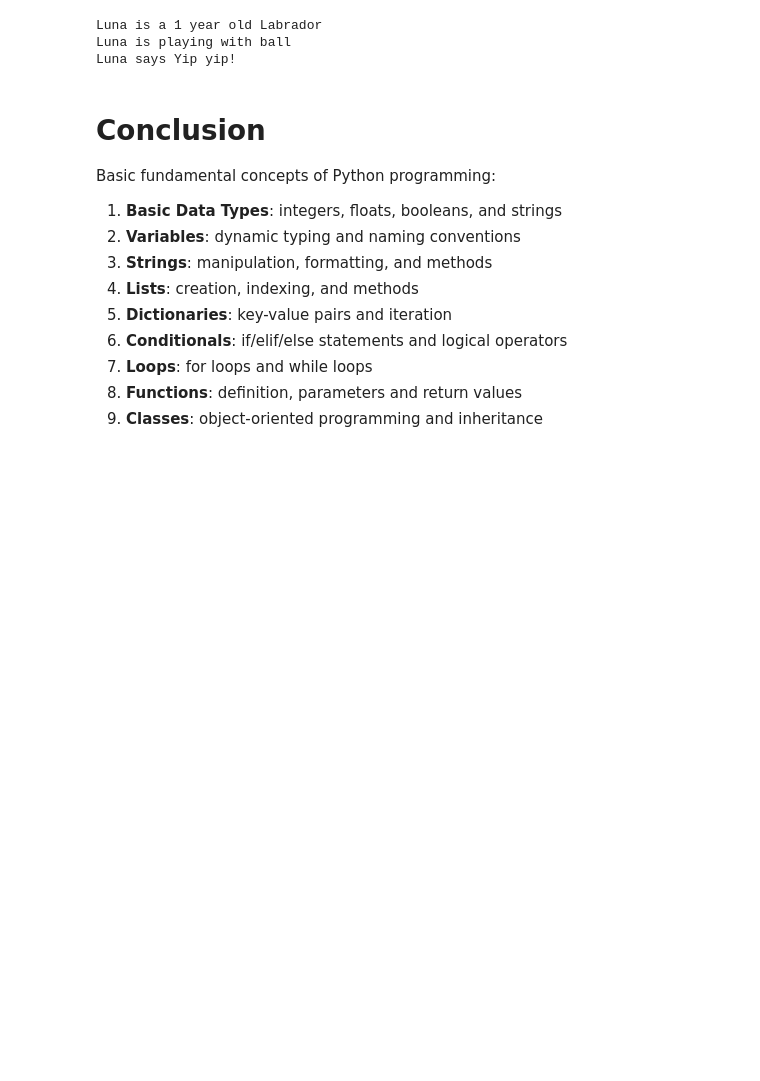
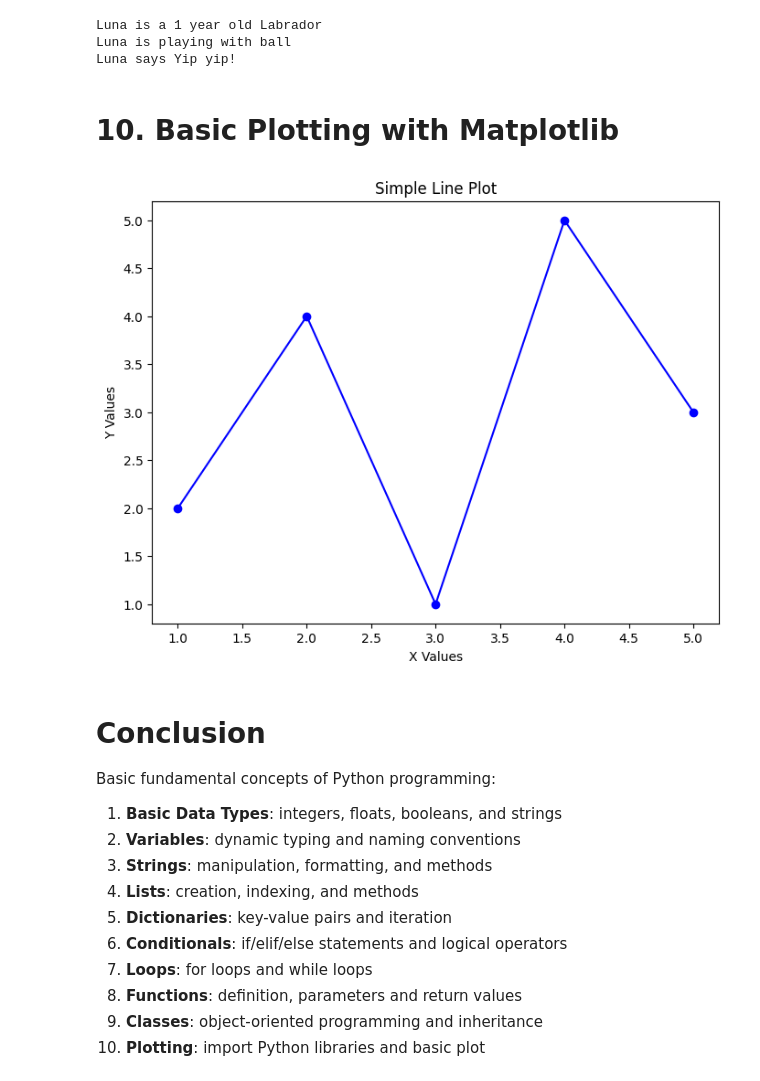
Before and after one commit to rainbowlo2000/HKU_202526S1_ARCH7378, a Jupyter notebook: Python basics/Python basics.ipynb, the cells around one changed output. Drawn from its saved outputs; the diff is of its cells as text; code cells hidden in the pictures; blank space fills up the shorter version.

Commit message:
basic plot

```diff
--- a/Python basics/Python basics.ipynb
+++ b/Python basics/Python basics.ipynb
@@ -440,6 +441,24 @@ print(puppy.bark())      # Overridden method
 Luna is a 1 year old Labrador
 Luna is playing with ball
 Luna says Yip yip!
+# %% [markdown]
+# 10. Basic Plotting with Matplotlib
+# %%
+import matplotlib.pyplot as plt
+
+# Create some sample data
+x_values = [1, 2, 3, 4, 5]
+y_values = [2, 4, 1, 5, 3]
+
+# Create a simple line plot
+plt.figure(figsize=(8, 6))  # Set figure size
+plt.plot(x_values, y_values, marker='o', linestyle='-', color='blue')
+plt.title('Simple Line Plot')
+plt.xlabel('X Values')
+plt.ylabel('Y Values')
+plt.show()
+# %% [output]
+[figure, added]
 # %% [markdown]
 # Conclusion
 
@@ -454,3 +473,4 @@ Basic fundamental concepts of Python programming:
 7. **Loops**: for loops and while loops
 8. **Functions**: definition, parameters and return values
 9. **Classes**: object-oriented programming and inheritance
+10. **Plotting**: import Python libraries and basic plot
```
Also changed, not shown: parts of 1 cell of this notebook.
